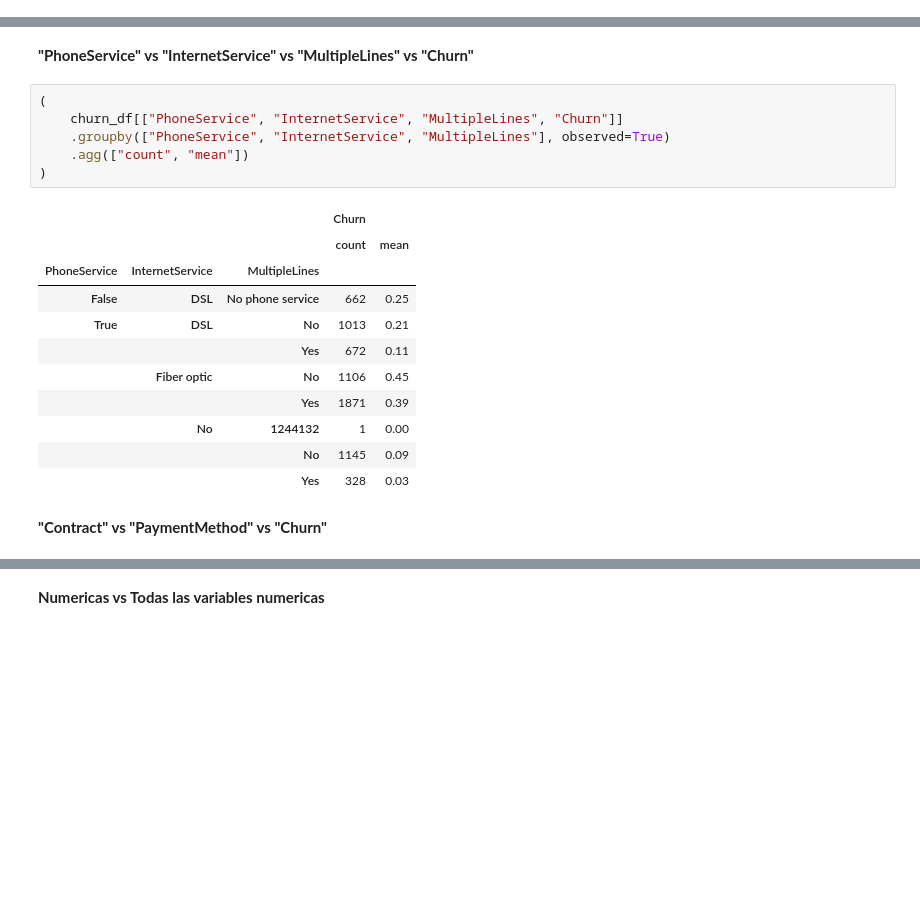
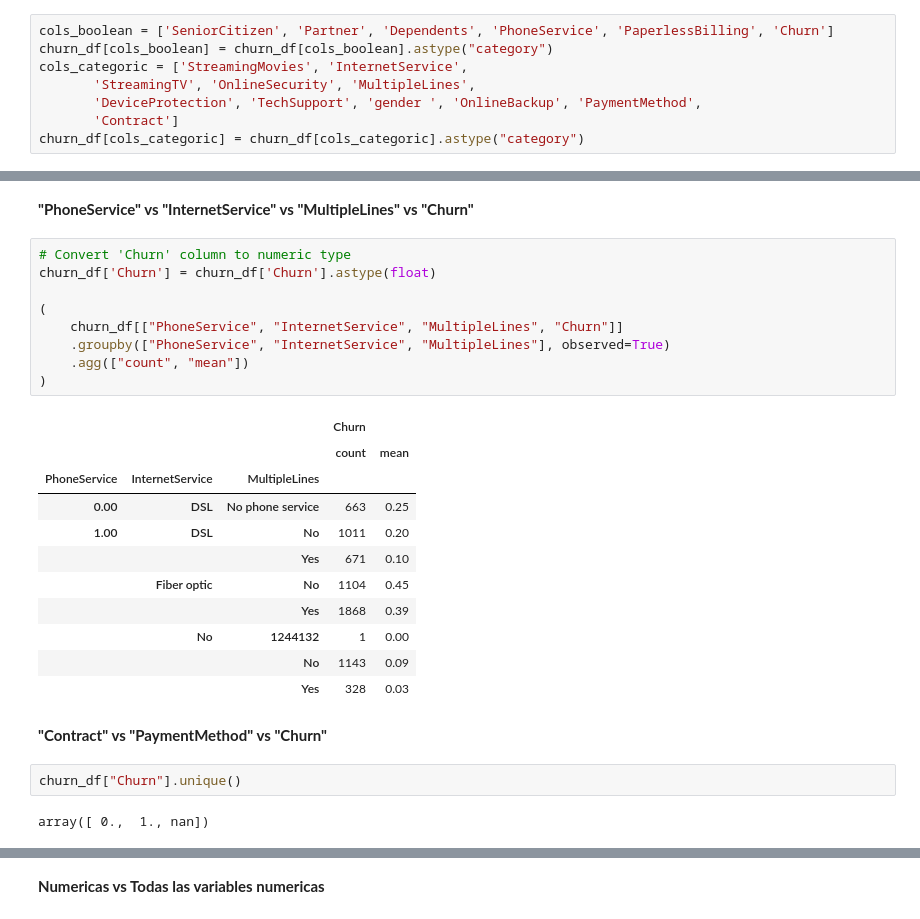
Before and after one commit to 1210lfo/Telco-Customer-Churn, a Jupyter notebook: notebooks/eda.ipynb, the cells around one changed output, grey strips where cells are left out. Saved outputs shown, nothing was run; the diff lists cells and outputs as text; blank space fills up the shorter version.

```diff
--- a/notebooks/eda.ipynb
+++ b/notebooks/eda.ipynb
@@ -20,6 +20,14 @@ churn_df = pd.read_parquet(
     DATA_DIR / "churn_type_fixed.parquet", engine="pyarrow")
 # %% [markdown]
 📊 **Descripción del dataframe**
+# %%
+cols_boolean = ['SeniorCitizen', 'Partner', 'Dependents', 'PhoneService', 'PaperlessBilling', 'Churn']
+churn_df[cols_boolean] = churn_df[cols_boolean].astype("category")
+cols_categoric = ['StreamingMovies', 'InternetService',
+       'StreamingTV', 'OnlineSecurity', 'MultipleLines',
+       'DeviceProtection', 'TechSupport', 'gender ', 'OnlineBackup', 'PaymentMethod',
+       'Contract']
+churn_df[cols_categoric] = churn_df[cols_categoric].astype("category")
 # %%
 # información general
 churn_df.info()
@@ -382,25 +390,32 @@ Estas graficas dejan conclusiones algo obvias que serían las siguientes: Mientr
 # %% [markdown]
 **"PhoneService" vs "InternetService" vs "MultipleLines" vs "Churn"**
 # %%
+# Convert 'Churn' column to numeric type
+churn_df['Churn'] = churn_df['Churn'].astype(float)
+
 (
     churn_df[["PhoneService", "InternetService", "MultipleLines", "Churn"]]
     .groupby(["PhoneService", "InternetService", "MultipleLines"], observed=True)
     .agg(["count", "mean"])
 )
 # %% [output]
 |  |  |  | Churn |  |
 |  |  |  | count | mean |
 | PhoneService | InternetService | MultipleLines |  |  |
-| False | DSL | No phone service | 662 | 0.25 |
-| True | DSL | No | 1013 | 0.21 |
-|  |  | Yes | 672 | 0.11 |
-|  | Fiber optic | No | 1106 | 0.45 |
-|  |  | Yes | 1871 | 0.39 |
+| 0.00 | DSL | No phone service | 663 | 0.25 |
+| 1.00 | DSL | No | 1011 | 0.20 |
+|  |  | Yes | 671 | 0.10 |
+|  | Fiber optic | No | 1104 | 0.45 |
+|  |  | Yes | 1868 | 0.39 |
 |  | No | 1244132 | 1 | 0.00 |
-|  |  | No | 1145 | 0.09 |
+|  |  | No | 1143 | 0.09 |
 |  |  | Yes | 328 | 0.03 |
 # %% [markdown]
 **"Contract" vs "PaymentMethod" vs "Churn"**
+# %%
+churn_df["Churn"].unique()
+# %% [output]
+array([ 0.,  1., nan])
 # %%
 (
     churn_df[["Contract", "PaymentMethod", "Churn"]]
```
Also changed, not shown: parts of 20 cells of this notebook, 4 other files.
